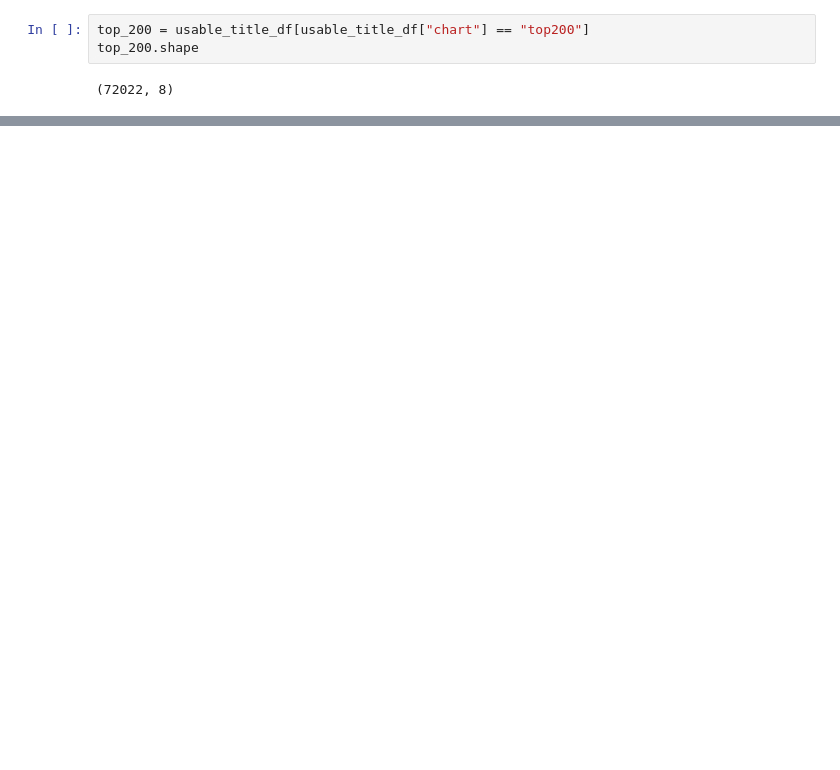
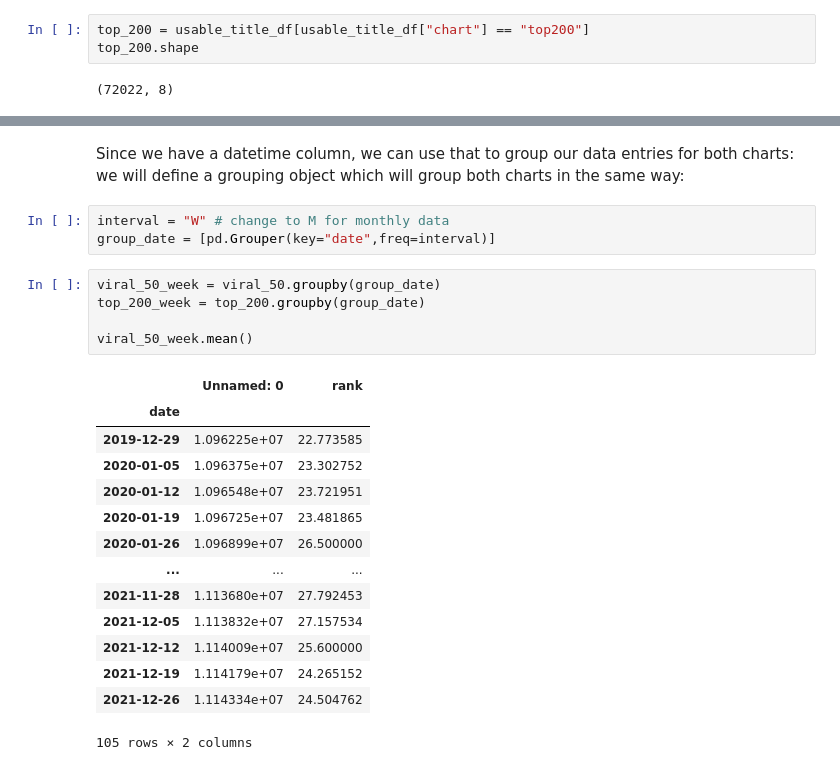
Before and after one commit to Falk358/data_science, a Jupyter notebook: project/02_exploratory_data_analysis.ipynb, the cells around one changed output, grey strips where cells are left out. Cells and saved outputs as stored; diff of their text form; blank space fills up the shorter version.

```diff
--- a/project/02_exploratory_data_analysis.ipynb
+++ b/project/02_exploratory_data_analysis.ipynb
@@ -100,0 +80,25 @@ top_200["date"]
+# %% [markdown]
+Since we have a datetime column, we can use that to group our data entries for both charts: we will define a grouping object which will group both charts in the same way:
+# %%
+interval = "W" # change to M for monthly data
+group_date = [pd.Grouper(key="date",freq=interval)]
+# %%
+viral_50_week = viral_50.groupby(group_date)
+top_200_week = top_200.groupby(group_date)
+
+viral_50_week.mean()
+# %% [output]
+|  | Unnamed: 0 | rank |
+| date |  |  |
+| 2019-12-29 | 1.096225e+07 | 22.773585 |
+| 2020-01-05 | 1.096375e+07 | 23.302752 |
+| 2020-01-12 | 1.096548e+07 | 23.721951 |
+| 2020-01-19 | 1.096725e+07 | 23.481865 |
+| 2020-01-26 | 1.096899e+07 | 26.500000 |
+| ... | ... | ... |
+| 2021-11-28 | 1.113680e+07 | 27.792453 |
+| 2021-12-05 | 1.113832e+07 | 27.157534 |
+| 2021-12-12 | 1.114009e+07 | 25.600000 |
+| 2021-12-19 | 1.114179e+07 | 24.265152 |
+| 2021-12-26 | 1.114334e+07 | 24.504762 |
+105 rows × 2 columns
```
Also changed, not shown: parts of 12 cells of this notebook.
